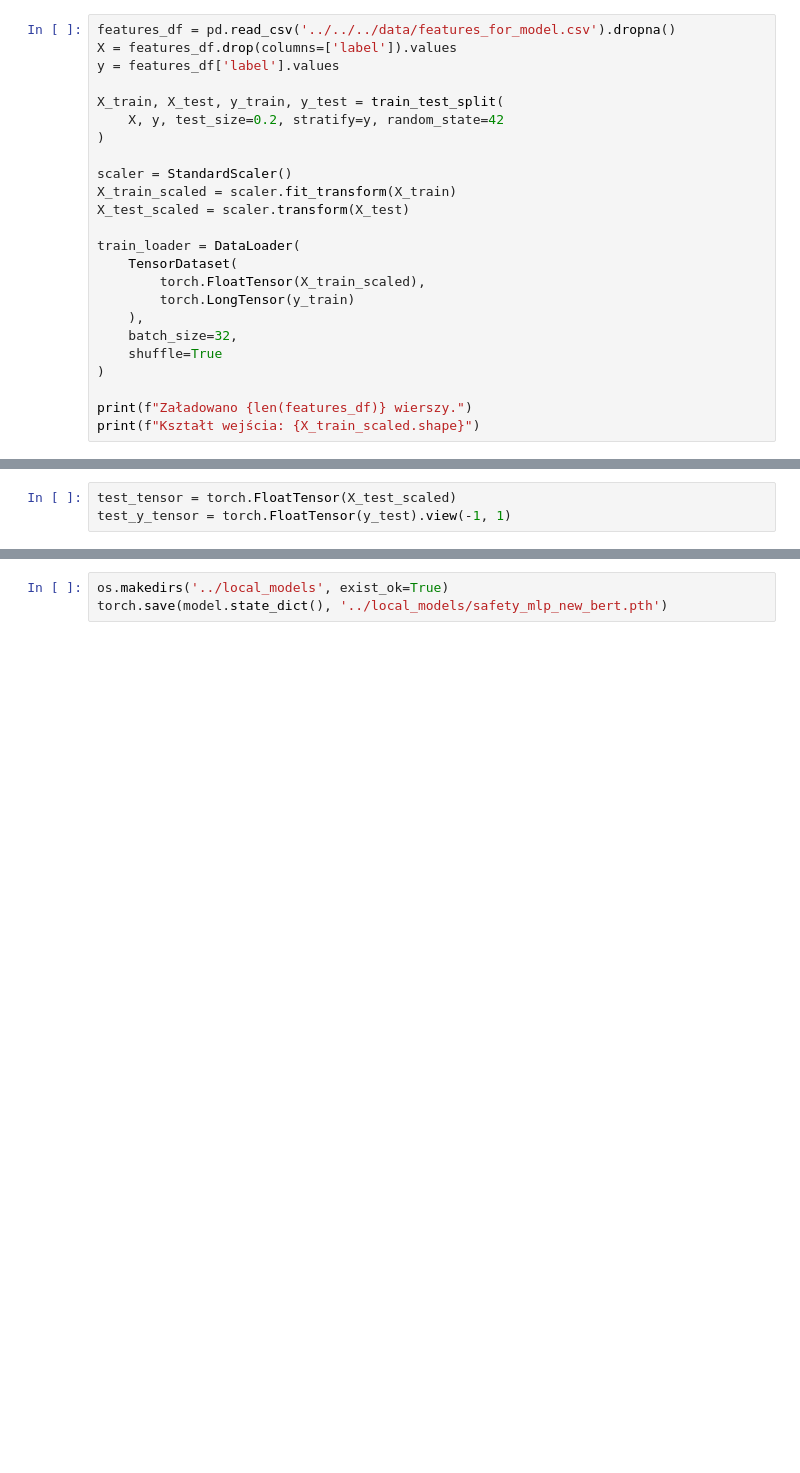
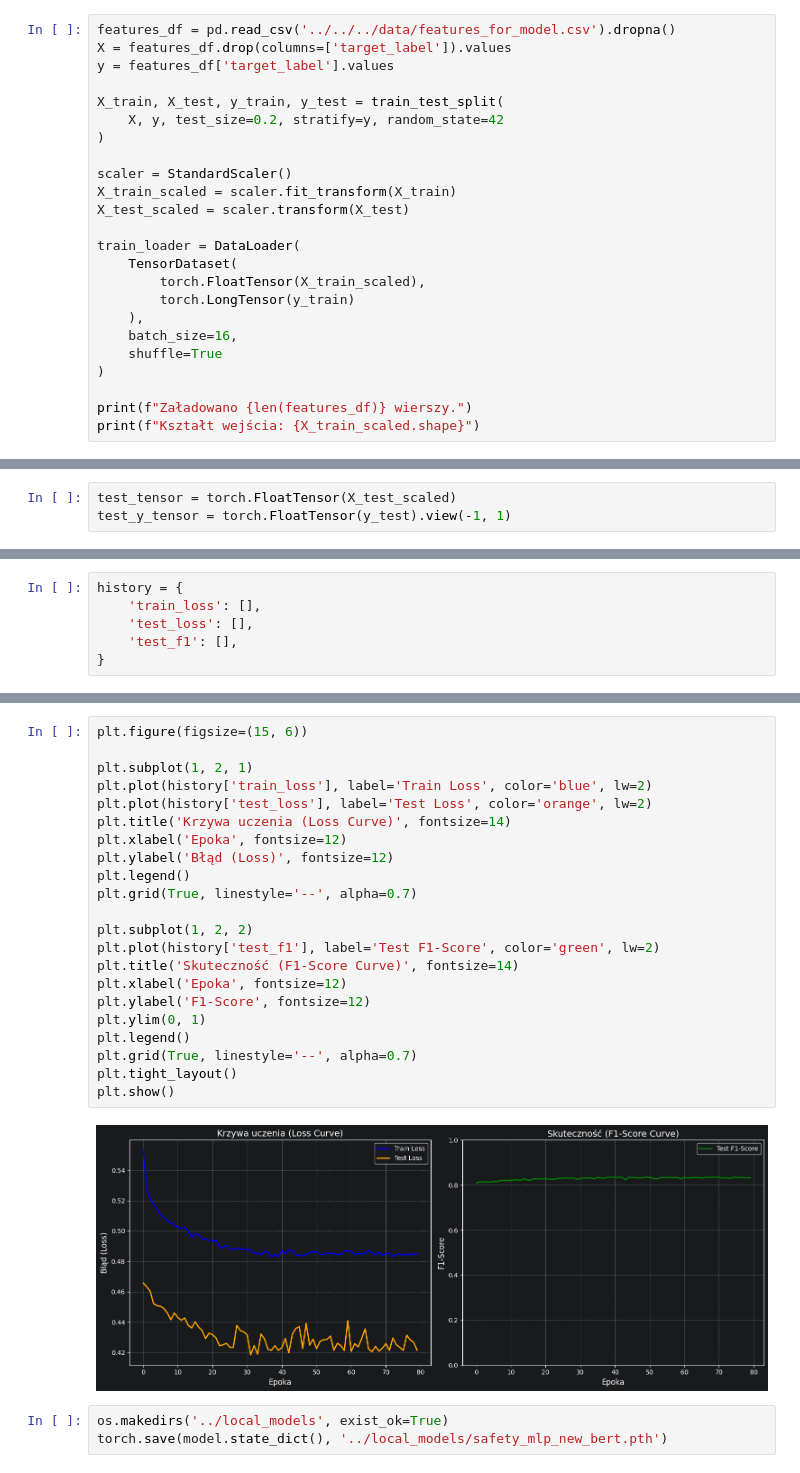
Before and after one commit to konszymanski/safespace-ai, a Jupyter notebook: backend/ml/train/new_bert_train_mlp_model.ipynb, the cells around one changed output, grey strips where cells are left out. Drawn from its saved outputs; the diff is of its cells as text; blank space fills up the shorter version.

```diff
--- a/backend/ml/train/new_bert_train_mlp_model.ipynb
+++ b/backend/ml/train/new_bert_train_mlp_model.ipynb
@@ -34,7 +44,7 @@ class SafetyMLP(nn.Module):
 # %%
 features_df = pd.read_csv('../../../data/features_for_model.csv').dropna()
-X = features_df.drop(columns=['label']).values
-y = features_df['label'].values
+X = features_df.drop(columns=['target_label']).values
+y = features_df['target_label'].values
 
 X_train, X_test, y_train, y_test = train_test_split(
     X, y, test_size=0.2, stratify=y, random_state=42
@@ -49,7 +59,7 @@ train_loader = DataLoader(
         torch.FloatTensor(X_train_scaled),
         torch.LongTensor(y_train)
     ),
-    batch_size=32,
+    batch_size=16,
     shuffle=True
 )
 
@@ -99,0 +74,6 @@ for epoch in range(50):
+# %%
+history = {
+    'train_loss': [],
+    'test_loss': [],
+    'test_f1': [],
+}
@@ -100,3 +159,27 @@ for epoch in range(50):
+# %%
+plt.figure(figsize=(15, 6))
+
+plt.subplot(1, 2, 1)
+plt.plot(history['train_loss'], label='Train Loss', color='blue', lw=2)
+plt.plot(history['test_loss'], label='Test Loss', color='orange', lw=2)
+plt.title('Krzywa uczenia (Loss Curve)', fontsize=14)
+plt.xlabel('Epoka', fontsize=12)
+plt.ylabel('Błąd (Loss)', fontsize=12)
+plt.legend()
+plt.grid(True, linestyle='--', alpha=0.7)
+
+plt.subplot(1, 2, 2)
+plt.plot(history['test_f1'], label='Test F1-Score', color='green', lw=2)
+plt.title('Skuteczność (F1-Score Curve)', fontsize=14)
+plt.xlabel('Epoka', fontsize=12)
+plt.ylabel('F1-Score', fontsize=12)
+plt.ylim(0, 1)
+plt.legend()
+plt.grid(True, linestyle='--', alpha=0.7)
+plt.tight_layout()
+plt.show()
+# %% [output]
+[figure, added]
 # %%
 os.makedirs('../local_models', exist_ok=True)
 torch.save(model.state_dict(), '../local_models/safety_mlp_new_bert.pth')
```
Also changed, not shown: parts of 5 cells of this notebook, 2 other files.
